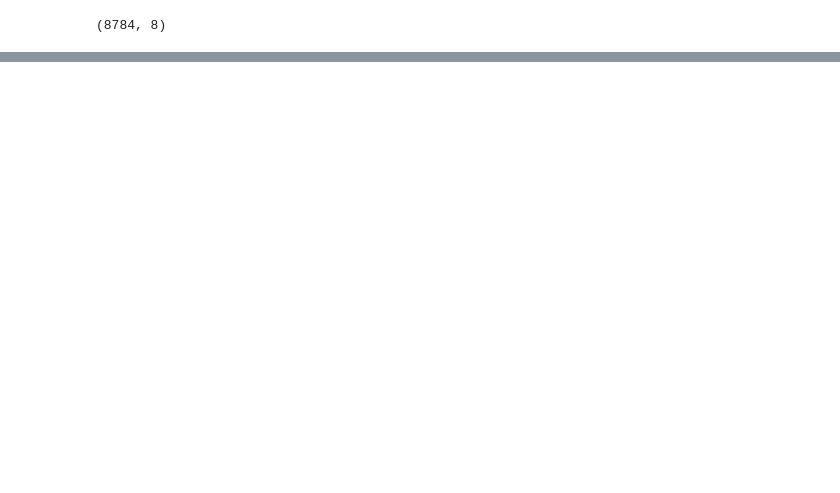
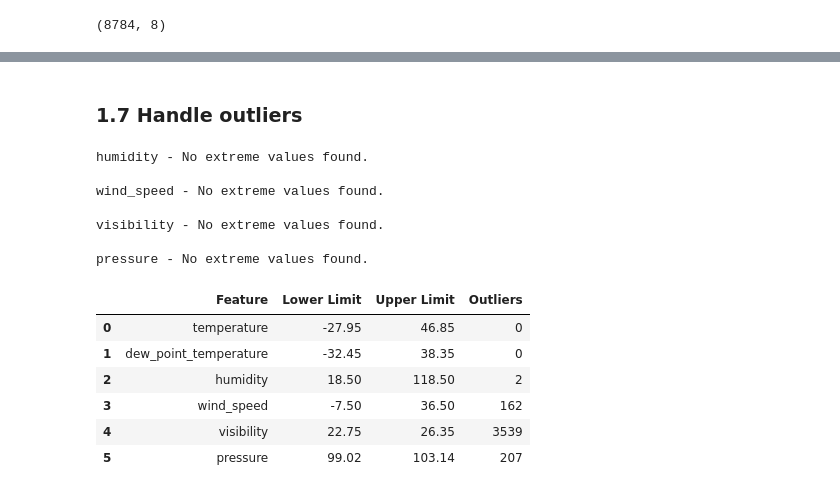
Before and after one commit to Yanyin-Chen-1156325/ST_ML_1156325, a Jupyter notebook: assignment2.ipynb, the cells around one changed output, grey strips where cells are left out. Saved outputs shown, nothing was run; the diff lists cells and outputs as text; code cells hidden in the pictures; blank space fills up the shorter version.

```diff
--- a/assignment2.ipynb
+++ b/assignment2.ipynb
@@ -59,0 +139,5 @@ df.describe().transpose()
+# %%
+# Drop constant features (features with only one unique value)
+constant_features = [col for col in df.columns if df[col].nunique() == 1]
+df = df.drop(columns=constant_features)
+print("Dropped constant features:", constant_features)
@@ -59,0 +160,5 @@ df.describe().transpose()
+# %%
+# Drop columns with excessive missing values
+columns_to_drop = [col for col in df.columns if (df[col].isnull().sum() / df.shape[0]) * 100 > threshold]
+df = df.drop(columns=columns_to_drop)
+print("Dropped columns with more than", threshold, "% missing values:", columns_to_drop)
@@ -59,0 +221,67 @@ df.describe().transpose()
+# %% [markdown]
+### 1.7 Handle outliers
+# %%
+# Apply physical bound for weather-related features
+# Define bounds
+bounds = {
+    "humidity": (0, 100),
+    "wind_speed": (0, None),
+    "visibility": (0, None),
+    "pressure": (85, 110)
+}
+
+# Check and print rows that violate bounds
+for col, (low, high) in bounds.items():
+    invalid = df.copy()
+    if low is not None:
+        invalid = invalid[invalid[col] < low]
+    if high is not None:
+        invalid = pd.concat([invalid, df[df[col] > high]])
+
+    if not invalid.empty:
+        print(f"\n{col} - Extreme values outside bounds:")
+        print(invalid[[col]].head(10))  # show first 10 rows only
+        print(f"Total extreme values in {col}: {len(invalid)}")
+    else:
+        print(f"\n{col} - No extreme values found.")
+
+# Apply clipping after inspection
+df["humidity"] = df["humidity"].clip(lower=0, upper=100)
+df["wind_speed"] = df["wind_speed"].clip(lower=0)
+df["visibility"] = df["visibility"].clip(lower=0)
+df["pressure"] = df["pressure"].clip(lower=85, upper=110)
+
+# Check outliers using IQR
+numeric_features = numerical_columns
+def find_outliers_IQR_method(input_df, variable):
+    IQR = input_df[variable].quantile(0.75) - input_df[variable].quantile(0.25)
+    lower_limit = input_df[variable].quantile(0.25) - (IQR*1.5)
+    upper_limit = input_df[variable].quantile(0.75) + (IQR*1.5)
+    outliers = input_df[(input_df[variable] < lower_limit) | (input_df[variable] > upper_limit)]
+    return outliers.shape[0], lower_limit, upper_limit
+
+results = []
+for feature in numeric_features:
+    outlier_count, lower, upper = find_outliers_IQR_method(df, feature)
+    results.append([feature, round(lower,2), round(upper,2), outlier_count])
+
+# Convert to DataFrame
+outlier_summary = pd.DataFrame(results, columns=["Feature", "Lower Limit", "Upper Limit", "Outliers"])
+
+# Display summary
+display(outlier_summary)
+# %% [output]
+humidity - No extreme values found.
+
+wind_speed - No extreme values found.
+
+visibility - No extreme values found.
+
+pressure - No extreme values found.
+|  | Feature | Lower Limit | Upper Limit | Outliers |
+| 0 | temperature | -27.95 | 46.85 | 0 |
+| 1 | dew_point_temperature | -32.45 | 38.35 | 0 |
+| 2 | humidity | 18.50 | 118.50 | 2 |
+| 3 | wind_speed | -7.50 | 36.50 | 162 |
+| 4 | visibility | 22.75 | 26.35 | 3539 |
+| 5 | pressure | 99.02 | 103.14 | 207 |
```
Also changed, not shown: parts of 30 cells of this notebook.
